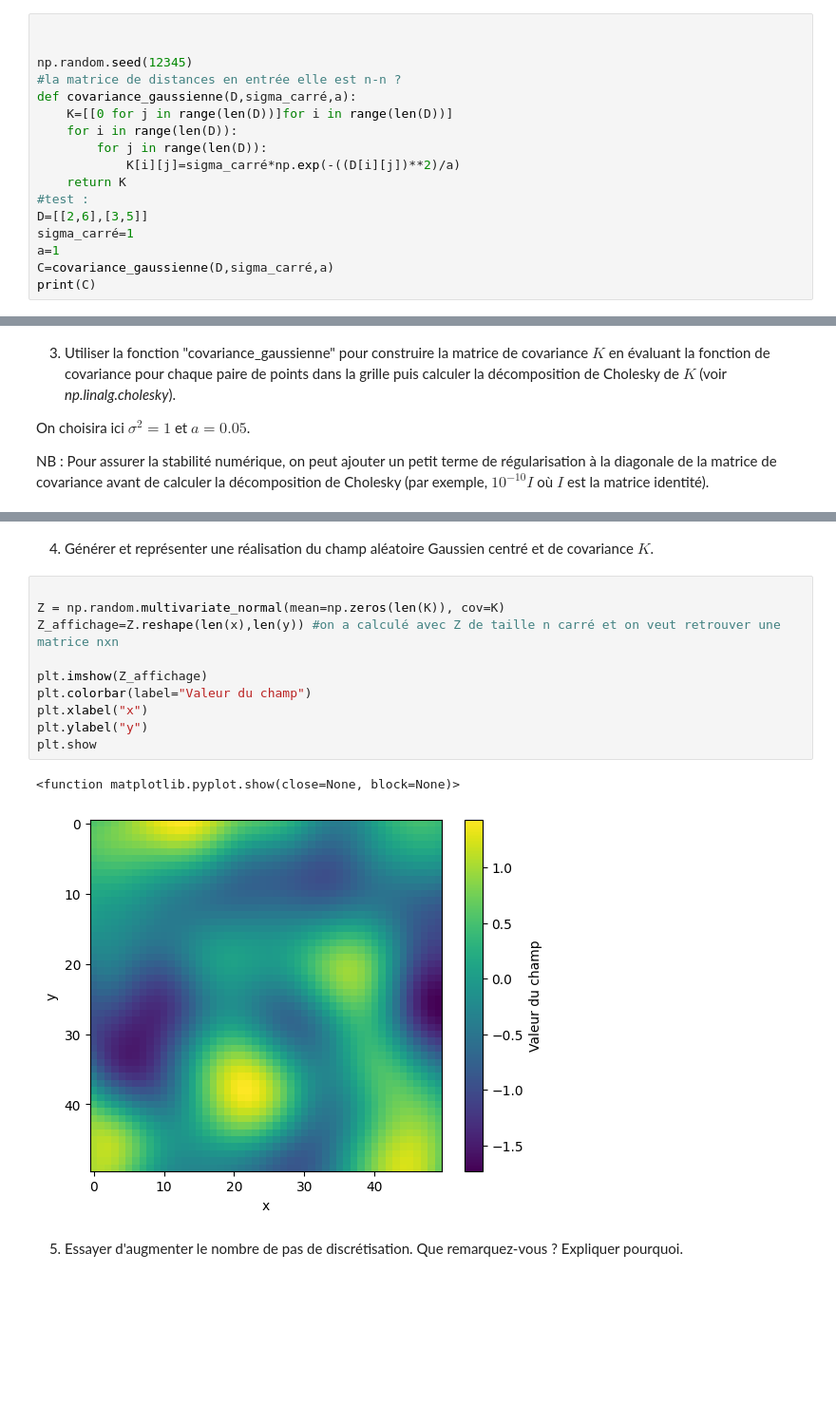
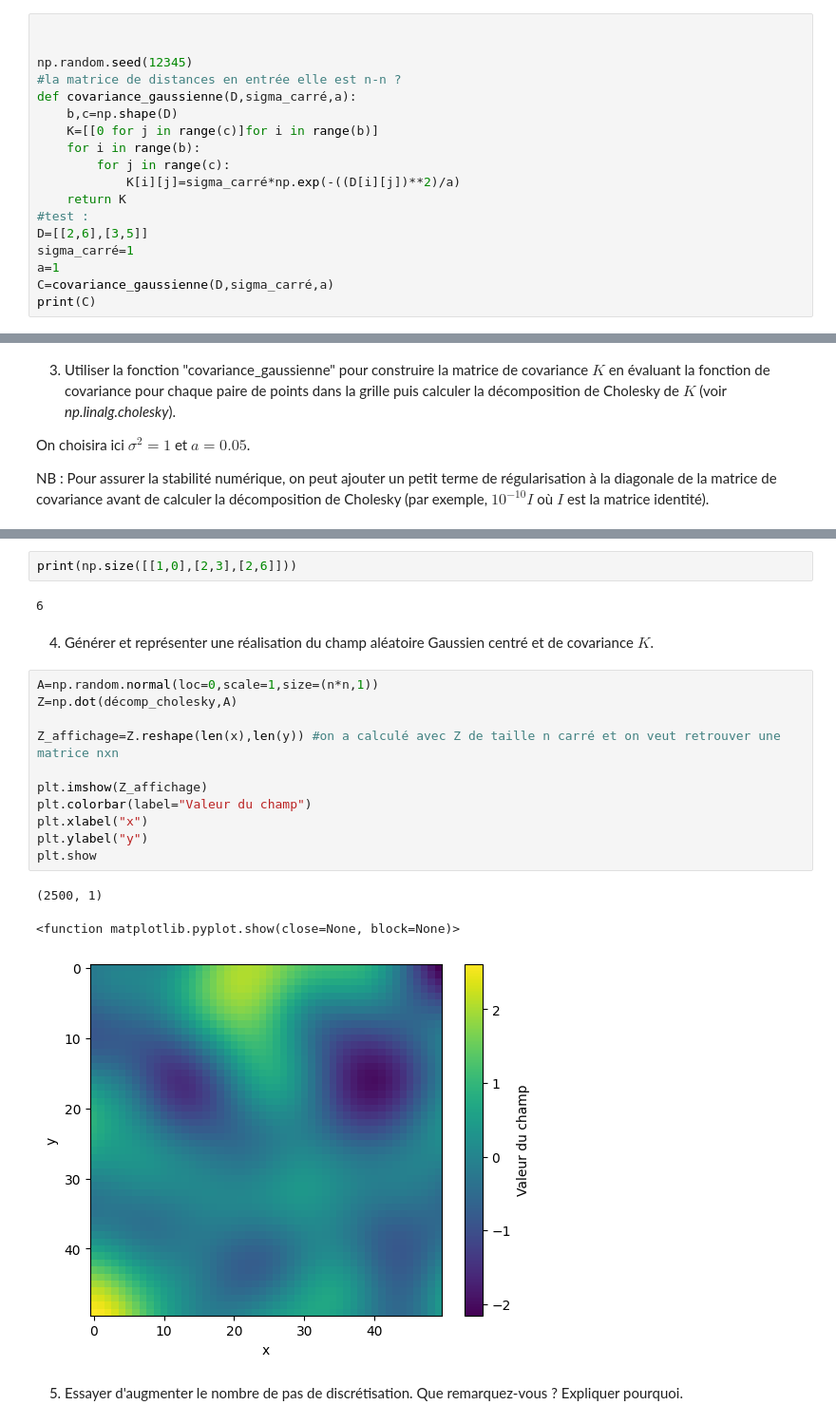
Before and after one commit to Zahrrock/proba, a Jupyter notebook: Projet Probabilités.ipynb, the cells around one changed output, grey strips where cells are left out. Shown at 95% size. Saved outputs shown, nothing was run; the diff lists cells and outputs as text; blank space fills up the shorter version.

```diff
--- a/Projet Probabilités.ipynb
+++ b/Projet Probabilités.ipynb
@@ -49,9 +49,10 @@ import matplotlib.pyplot as plt
 np.random.seed(12345)
 #la matrice de distances en entrée elle est n-n ?
 def covariance_gaussienne(D,sigma_carré,a):
-    K=[[0 for j in range(len(D))]for i in range(len(D))]
-    for i in range(len(D)):
-        for j in range(len(D)):
+    b,c=np.shape(D)
+    K=[[0 for j in range(c)]for i in range(b)]
+    for i in range(b):
+        for j in range(c):
             K[i][j]=sigma_carré*np.exp(-((D[i][j])**2)/a)
     return K
 #test :
@@ -112,18 +113,24 @@ décomp_cholesky=np.linalg.cholesky(K)
+# %%
+print(np.size([[1,0],[2,3],[2,6]]))
+# %% [output]
+6
 # %% [markdown]
 4. Générer et représenter une réalisation du champ aléatoire Gaussien centré et de covariance $K$.
 # %%
+A=np.random.normal(loc=0,scale=1,size=(n*n,1))
+Z=np.dot(décomp_cholesky,A)
 
-Z = np.random.multivariate_normal(mean=np.zeros(len(K)), cov=K)
 Z_affichage=Z.reshape(len(x),len(y)) #on a calculé avec Z de taille n carré et on veut retrouver une matrice nxn
 
 plt.imshow(Z_affichage)
 plt.colorbar(label="Valeur du champ")
 plt.xlabel("x")
 plt.ylabel("y")
 plt.show
 # %% [output]
-<function matplotlib.pyplot.show(close=None, block=None)>
+(2500, 1)
+<function matplotlib.pyplot.show(close=None, block=None)>
-[figure, old version]
+[figure, new version]
 # %% [markdown]
 5. Essayer d'augmenter le nombre de pas de discrétisation. Que remarquez-vous ? Expliquer pourquoi.
 # %% [markdown]
```
Also changed, not shown: parts of 10 cells of this notebook.
